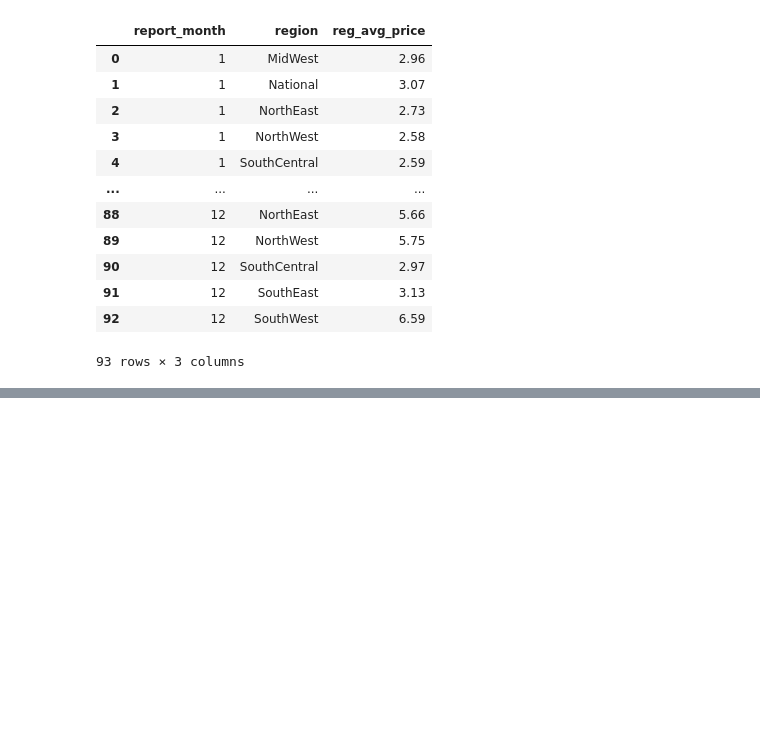
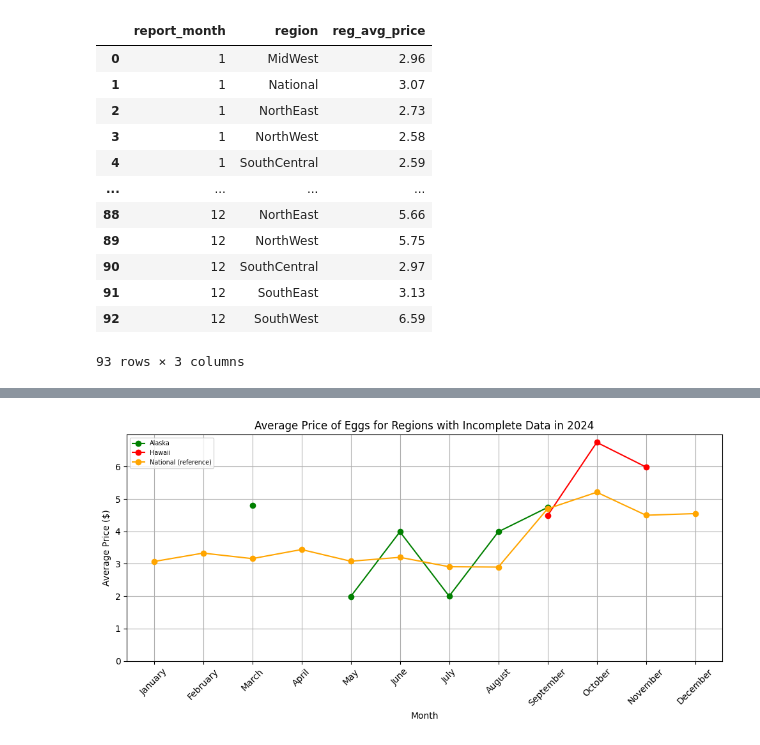
Before and after one commit to country4livin/Project-1-Repo, a Jupyter notebook: RegionalStudy2024monthly.ipynb, the cells around one changed output, grey strips where cells are left out. Cells and saved outputs as stored; diff of their text form; code cells hidden in the pictures; blank space fills up the shorter version.

```diff
--- a/RegionalStudy2024monthly.ipynb
+++ b/RegionalStudy2024monthly.ipynb
@@ -259,19 +204,31 @@ egg_data_avgprice_plot.reset_index(inplace=True)
 # %%
-# plot the three regions to be analyzed further
-x = egg_data_avgprice_plot['report_month']
+# plot the regions with incomplete data
 
-y3 = egg_data_avgprice_plot['MidWest']
-y4 = egg_data_avgprice_plot['NorthEast']
+x_axis = ['January', 'February', 'March', 'April', 'May', 'June', 'July', 'August', 'September', 'October', 'November', 'December']
+tick_locations = [value for value in x_axis]
+x = egg_data_avgprice_plot.index
+y3 = egg_data_avgprice_plot['Alaska']
+y4 = egg_data_avgprice_plot['Hawaii']
 y9 = egg_data_avgprice_plot['National']
 
-plt.plot(x, y3, '--', label ='MidWest')
-plt.plot(x, y4, '-.', label ='NorthEast')
-plt.plot(x, y9, label ='National')
+plt.figure(figsize=(10, 5))
+plt.grid()
+plt.title('Average Price of Eggs for Regions with Incomplete Data in 2024')
+plt.xlabel('Month')
+plt.ylabel('Average Price ($)')
+plt.xticks(rotation=45)  # Rotate month labels for better readability
+plt.plot(x_axis, y3, marker='o', label ='Alaska', color='green')
+plt.plot(x_axis, y4, marker='o', label ='Hawaii', color= 'red')
+plt.plot(x_axis, y9, marker='o', label ='National (reference)', color = 'orange')
+plt.legend(fontsize='x-small',loc=2)
+plt.ylim(bottom=0)
 
-plt.legend()
-plt.figure(figsize=(800,600))
-plt.savefig("Output_files/MonthlyPricesByRegion-MWNE.png")
+#plt.savefig("Output_files/MonthlyPricesByRegion-AKHI.png")
+plt.tight_layout()
+plt.savefig("Output_files/MonthlyPricesByRegionIncData.png")
 plt.show()
+# %% [output]
+[figure, added]
 # %%
 #Analysis
 # %%
```
Also changed, not shown: parts of 8 cells of this notebook, 6 other files.
